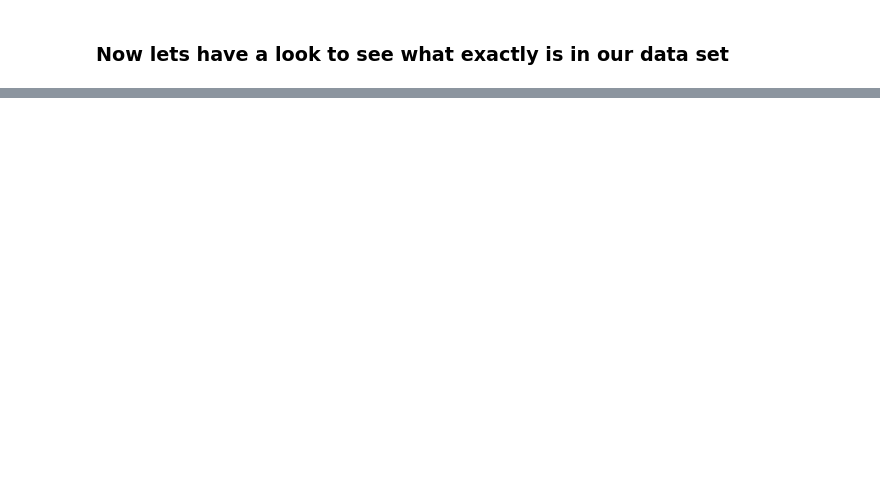
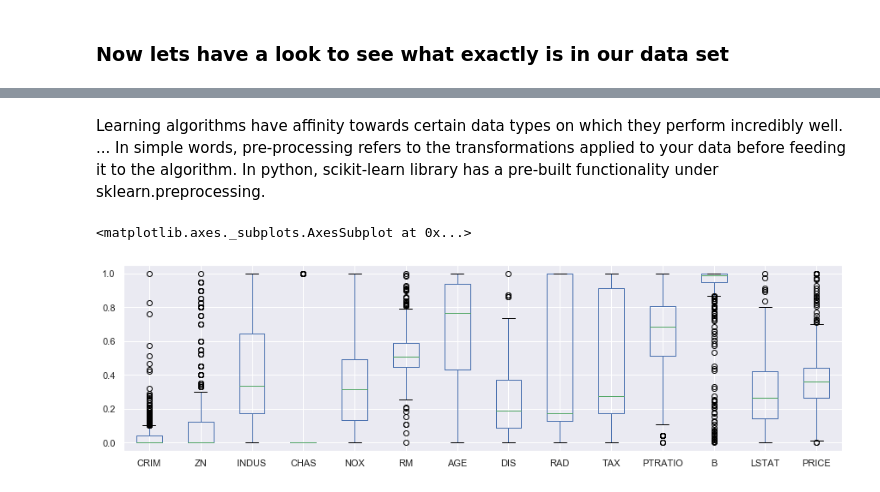
Before and after one commit to MarianneLawless/Machine-Learning-and-Statistics-Assessment-2019, a Jupyter notebook: Machine-Learning-and-Statistics-Assessment-2019.ipynb, the cells around one changed output, grey strips where cells are left out. Saved outputs shown, nothing was run; the diff lists cells and outputs as text; code cells hidden in the pictures; blank space fills up the shorter version.

```diff
--- a/Machine-Learning-and-Statistics-Assessment-2019.ipynb
+++ b/Machine-Learning-and-Statistics-Assessment-2019.ipynb
@@ -371,0 +220,14 @@ https://archive.ics.uci.edu/ml/machine-learning-databases/housing/
+# %% [markdown]
+Learning algorithms have affinity towards certain data types on which they perform incredibly well. ... In simple words, pre-processing refers to the transformations applied to your data before feeding it to the algorithm. In python, scikit-learn library has a pre-built functionality under sklearn.preprocessing.
+# %%
+from sklearn import preprocessing as pp
+minmax=pp.MinMaxScaler()
+x=df.values
+scaled=minmax.fit_transform(x)
+Bdf=pd.DataFrame(scaled)
+headings=list(df.columns.values)
+Bdf.columns=headings
+Bdf.boxplot(figsize=(15,4))
+# %% [output]
+<matplotlib.axes._subplots.AxesSubplot at 0x...>
+[figure, added]
```
Also changed, not shown: parts of 222 cells of this notebook, 1 other file.
